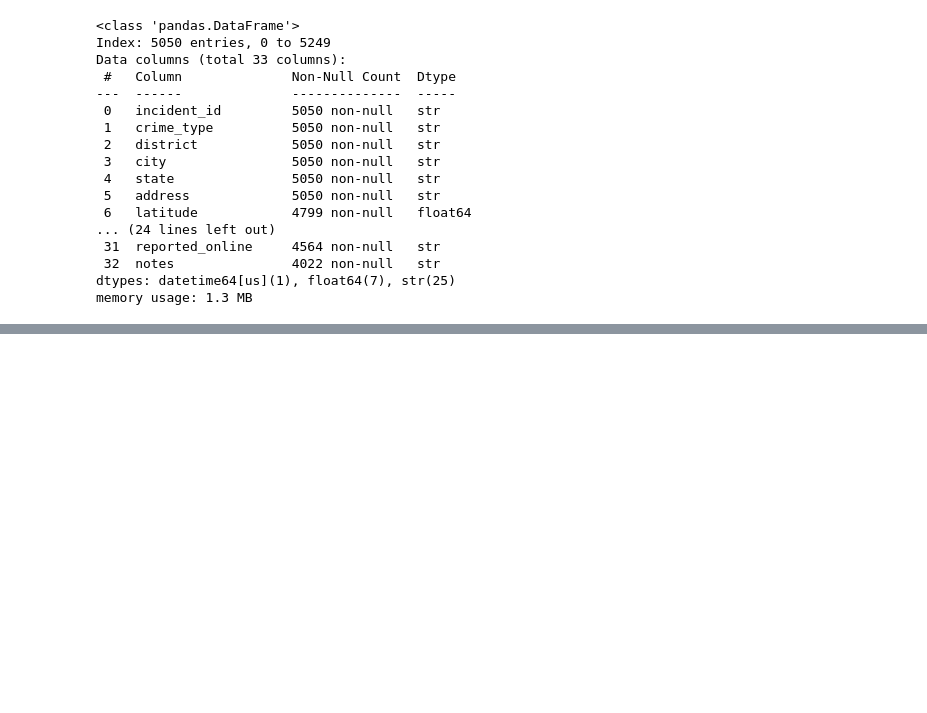
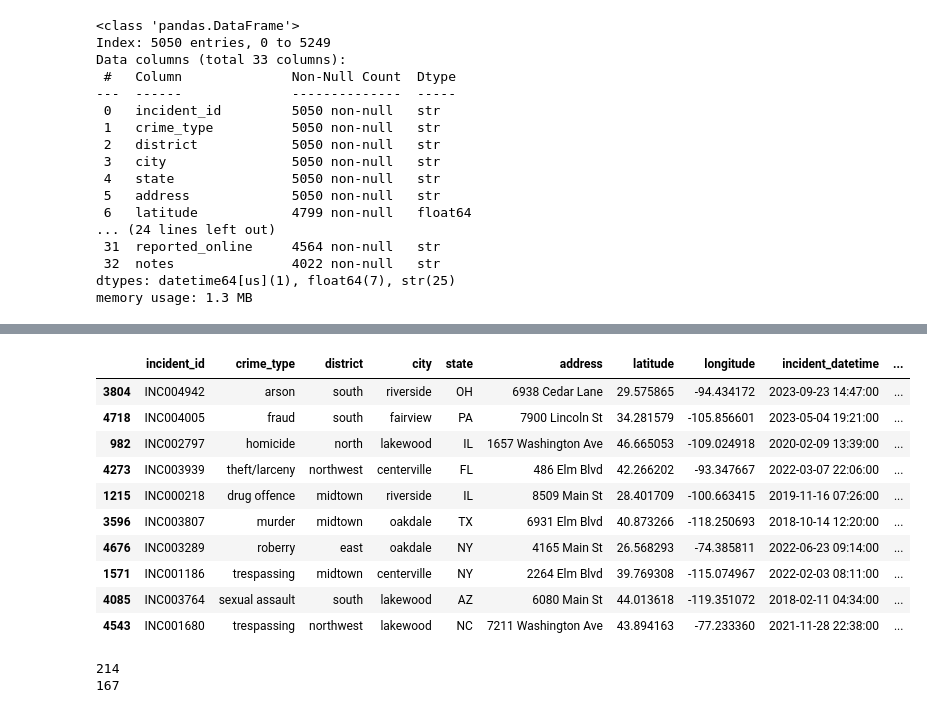
Before and after one commit to T7474/Portfolio_Data_Analytics, a Jupyter notebook: Python/Crime Incident Messy/crime_Incedent.ipynb, the cells around one changed output, grey strips where cells are left out. Saved outputs shown, nothing was run; the diff lists cells and outputs as text; code cells hidden in the pictures; blank space fills up the shorter version.

```diff
--- a/Python/Crime Incident Messy/crime_Incedent.ipynb
+++ b/Python/Crime Incident Messy/crime_Incedent.ipynb
@@ -125,0 +150,31 @@ display(df.select_dtypes(include=['string', 'object']).sample(10))
+# %%
+#Change word
+# ใช้ .replace() ตรงๆ โดยไม่ต้องใส่ .str และเพิ่ม regex=False เพื่อความแม่นยำ
+df['district'] = df['district'].str.strip()
+df['district'] = df['district'].replace({'nor':'north','sou':'south', 'cen' : 'central','eas':'east', 'mid' : 'midtown', 'wes' : 'west'})
+df['suspect_gender'] = df['suspect_gender'].replace({'m':'male', 'f':'female'}, regex=False)
+df['severity'] = df['severity'].replace({'med':'medium','crit':'critical','1':'low', '2':'medium','3':'high', '4':'critical'}, regex=False)
+df['case_status'] = df['case_status'].replace({'pendng':'pending','under investigation' : 'investigation','investgation':'investigation'}, regex=False)
+df['reported_online'] = df['reported_online'].replace({'true':'yes','false':'no', '1':'yes', '0':'no'}, regex=False)
+df['resolution'] = df['resolution'].replace({'case dismissed' : 'dismissed', 'arres made' : 'arrested','arrest made':'arrested', 'warning' : 'warning issued'}, regex=False)
+df['victim_gender'] = df['victim_gender'].replace({'m':'male', 'f':'female'}, regex=False)
+# %%
+df.sample(10)
+# %% [output]
+|  | incident_id | crime_type | district | city | state | address | latitude | longitude | incident_datetime | ... |
+| 3804 | INC004942 | arson | south | riverside | OH | 6938 Cedar Lane | 29.575865 | -94.434172 | 2023-09-23 14:47:00 | ... |
+| 4718 | INC004005 | fraud | south | fairview | PA | 7900 Lincoln St | 34.281579 | -105.856601 | 2023-05-04 19:21:00 | ... |
+| 982 | INC002797 | homicide | north | lakewood | IL | 1657 Washington Ave | 46.665053 | -109.024918 | 2020-02-09 13:39:00 | ... |
+| 4273 | INC003939 | theft/larceny | northwest | centerville | FL | 486 Elm Blvd | 42.266202 | -93.347667 | 2022-03-07 22:06:00 | ... |
+| 1215 | INC000218 | drug offence | midtown | riverside | IL | 8509 Main St | 28.401709 | -100.663415 | 2019-11-16 07:26:00 | ... |
+| 3596 | INC003807 | murder | midtown | oakdale | TX | 6931 Elm Blvd | 40.873266 | -118.250693 | 2018-10-14 12:20:00 | ... |
+| 4676 | INC003289 | roberry | east | oakdale | NY | 4165 Main St | 26.568293 | -74.385811 | 2022-06-23 09:14:00 | ... |
+| 1571 | INC001186 | trespassing | midtown | centerville | NY | 2264 Elm Blvd | 39.769308 | -115.074967 | 2022-02-03 08:11:00 | ... |
+| 4085 | INC003764 | sexual assault | south | lakewood | AZ | 6080 Main St | 44.013618 | -119.351072 | 2018-02-11 04:34:00 | ... |
+| 4543 | INC001680 | trespassing | northwest | lakewood | NC | 7211 Washington Ave | 43.894163 | -77.233360 | 2021-11-28 22:38:00 | ... |
+# %%
+print((df['victim_age']<0).sum())
+print((df['suspect_age']<0).sum())
+# %% [output]
+214
+167
```
Also changed, not shown: parts of 10 cells of this notebook, 3 other files.
